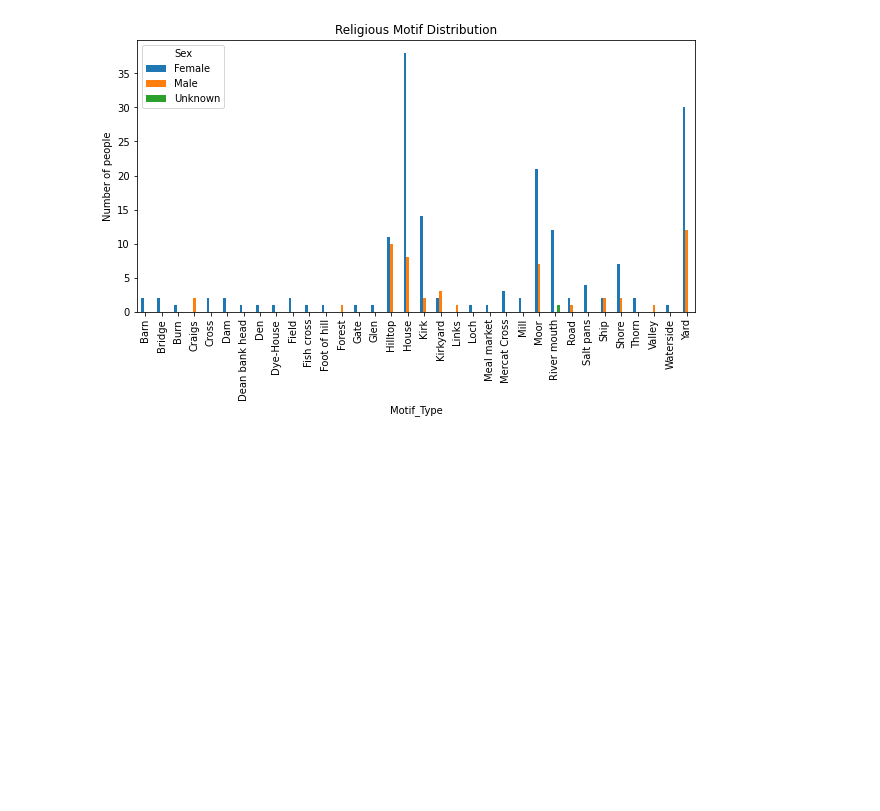
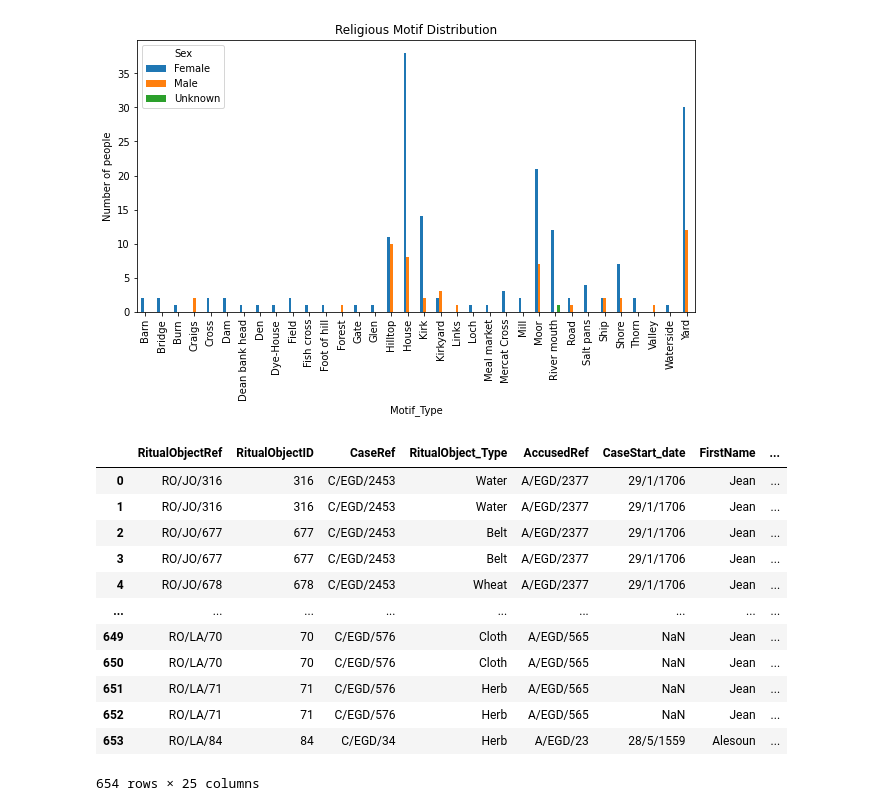
Before and after one commit to Baezhi/DS4_Group-14, a Jupyter notebook: analysis.ipynb, the cells around one changed output. Drawn from its saved outputs; the diff is of its cells as text; code cells hidden in the pictures; blank space fills up the shorter version.

```diff
--- a/analysis.ipynb
+++ b/analysis.ipynb
@@ -275,3 +275,18 @@ plt.show()
 # %%
 #combine ritualObjects_accuseds (have ritualObjects & Case & accused) and demonicPacts
 ritualObjects_D = ritualObjects_accuseds.merge(demonicPacts,left_on="CaseRef",right_on="CaseRef",suffixes = (False, False))
+ritualObjects_D
+# %% [output]
+|  | RitualObjectRef | RitualObjectID | CaseRef | RitualObject_Type | AccusedRef | CaseStart_date | FirstName | ... |
+| 0 | RO/JO/316 | 316 | C/EGD/2453 | Water | A/EGD/2377 | 29/1/1706 | Jean | ... |
+| 1 | RO/JO/316 | 316 | C/EGD/2453 | Water | A/EGD/2377 | 29/1/1706 | Jean | ... |
+| 2 | RO/JO/677 | 677 | C/EGD/2453 | Belt | A/EGD/2377 | 29/1/1706 | Jean | ... |
+| 3 | RO/JO/677 | 677 | C/EGD/2453 | Belt | A/EGD/2377 | 29/1/1706 | Jean | ... |
+| 4 | RO/JO/678 | 678 | C/EGD/2453 | Wheat | A/EGD/2377 | 29/1/1706 | Jean | ... |
+| ... | ... | ... | ... | ... | ... | ... | ... | ... |
+| 649 | RO/LA/70 | 70 | C/EGD/576 | Cloth | A/EGD/565 | NaN | Jean | ... |
+| 650 | RO/LA/70 | 70 | C/EGD/576 | Cloth | A/EGD/565 | NaN | Jean | ... |
+| 651 | RO/LA/71 | 71 | C/EGD/576 | Herb | A/EGD/565 | NaN | Jean | ... |
+| 652 | RO/LA/71 | 71 | C/EGD/576 | Herb | A/EGD/565 | NaN | Jean | ... |
+| 653 | RO/LA/84 | 84 | C/EGD/34 | Herb | A/EGD/23 | 28/5/1559 | Alesoun | ... |
+654 rows × 25 columns
```
Also changed, not shown: parts of 2 cells of this notebook.
